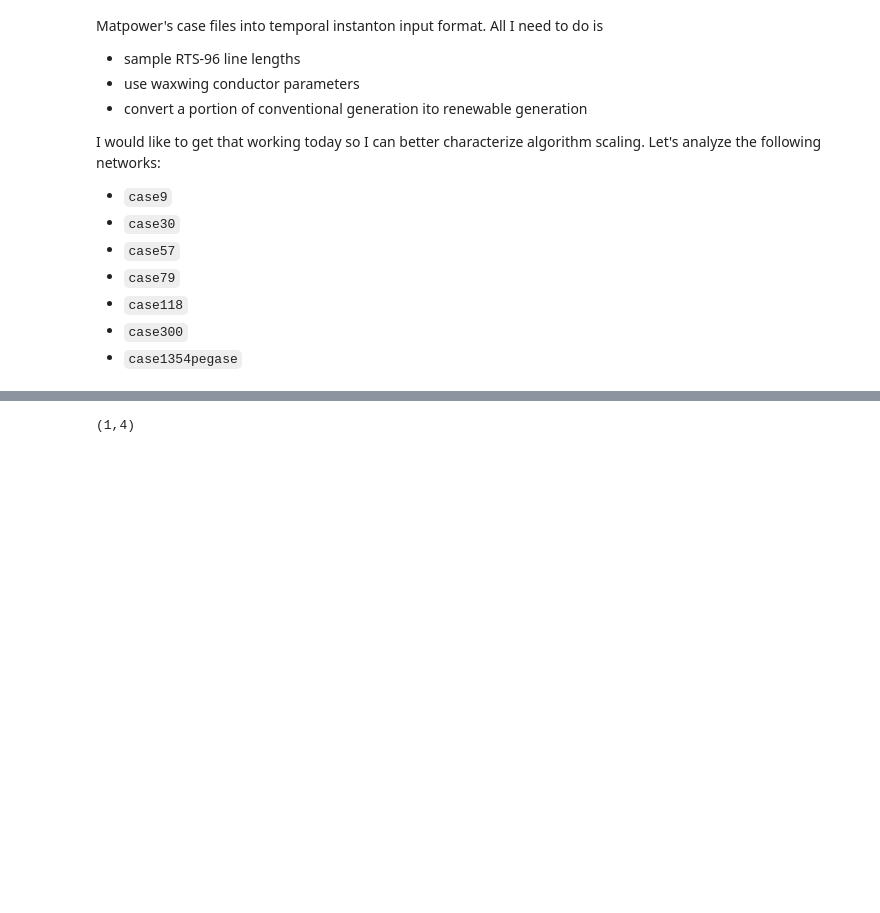
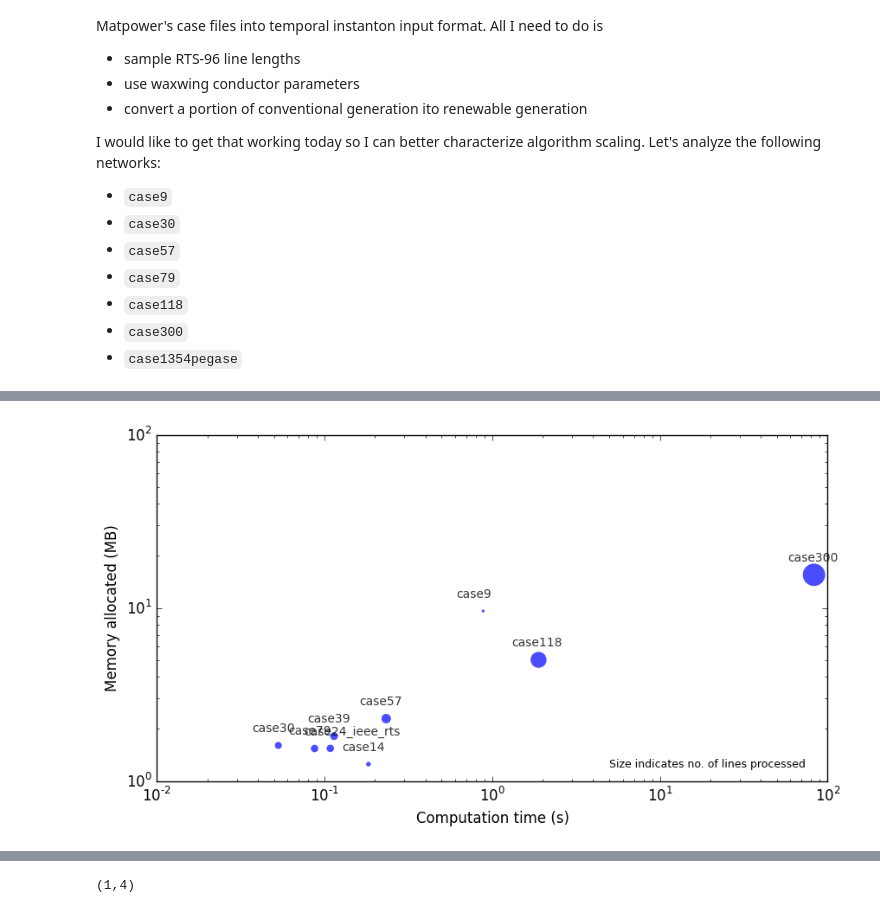
Before and after one commit to kersulis/TemporalInstanton.jl, a Jupyter notebook: nbs/2015-07-30 Testing on several networks.ipynb, the cells around one changed output, grey strips where cells are left out. Drawn from its saved outputs; the diff is of its cells as text; code cells hidden in the pictures; blank space fills up the shorter version.

```diff
--- a/nbs/2015-07-30 Testing on several networks.ipynb
+++ b/nbs/2015-07-30 Testing on several networks.ipynb
@@ -69,7 +69,7 @@ using MatpowerCases, HDF5, JLD
 temporal instanton analysis for any network
 supported by MatpowerCases
 """
-function mat2tmpinst(name)
+function mat2tmpinst(name; return_as_type=false)
     mpc = loadcase(name,describe=false)
 
     bus_orig = mpc["bus"][:,1]
@@ -142,10 +142,11 @@ function mat2tmpinst(name)
     # temporary (re-use rts-96 line conductor parameters)
     line_conductors = fill("waxwing",length(line_lengths))
 
-    return  Ridx, Y,
-            Gp, Dp, Rp,
-            Sb, ref, lines,
-            res, reac, k,
-            line_lengths, line_conductors
+    if return_as_type
+        return InstantonInputData(Ridx,Y,Gp,Dp,Rp,Sb,ref,lines,res,reac,k,line_lengths,line_conductors,
+        NaN,NaN,NaN,NaN,[])
+    else
+        return Ridx,Y,Gp,Dp,Rp,Sb,ref,lines,res,reac,k,line_lengths,line_conductors
+    end
 end
 # %% [output]
@@ -184,0 +266,16 @@ score,x,θ,α,diffs,xopt = process_instanton_results(results,n,nr,T);
+# %%
+fig = figure(figsize=(10,5))
+scatter(sec_elapsed,bytes_alloc./1e6,s=lines_processed,alpha=0.7,edgecolor="")
+yscale("log")
+xscale("log")
+xlabel("Computation time (s)")
+ylabel("Memory allocated (MB)")
+text(5,1.2,"Size indicates no. of lines processed",fontsize=9)
+
+for i in 1:length(lines_processed)
+    text(sec_elapsed[i]*0.7,1.2*bytes_alloc[i]/1e6,cases[i],color="black",size=10,alpha=0.8)#color="#FFB2B2")
+end
+
+savefig("../images/2015-08-11-performance-by-network.svg")
+# %% [output]
+[figure, added]
```
Also changed, not shown: parts of 15 cells of this notebook, 4 other files.
